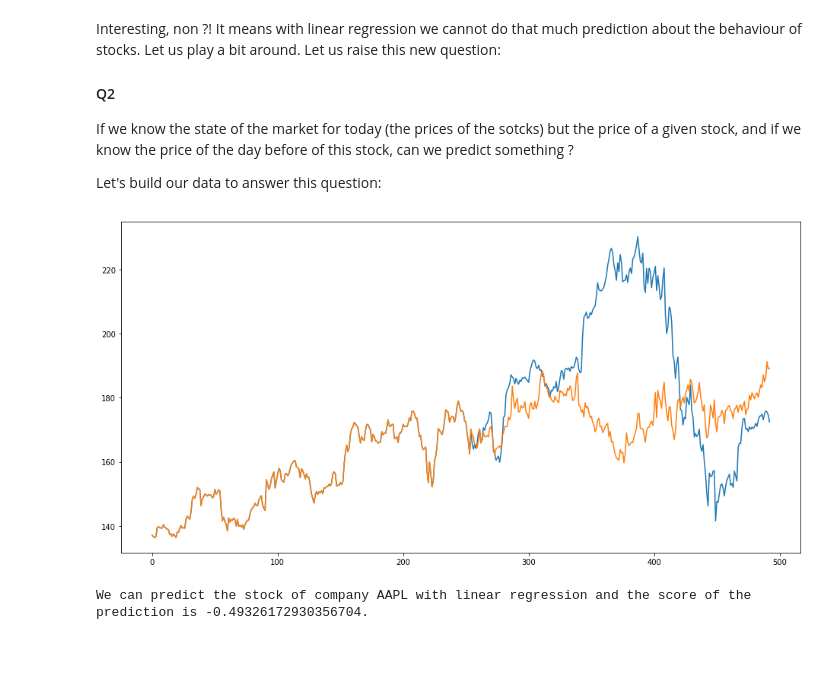
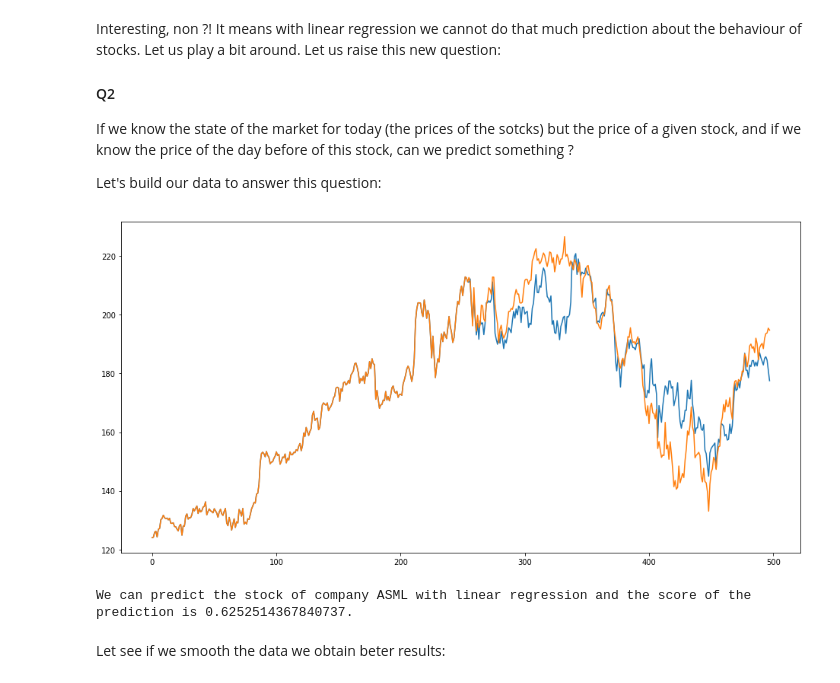
Before and after one commit to SaeedHK/stockML, a Jupyter notebook: JSONReadingOnline.ipynb, the cells around one changed output. Cells and saved outputs as stored; diff of their text form; code cells hidden in the pictures; blank space fills up the shorter version.

```diff
--- a/JSONReadingOnline.ipynb
+++ b/JSONReadingOnline.ipynb
@@ -79,7 +79,7 @@ For answering that, we apply a simple linear regression model. Here we go:
 from sklearn.linear_model import LinearRegression
 from sklearn.model_selection import train_test_split
 
-def myLR (X , y , name , samplenumber=255):
+def myLR (X , y , name=" " , samplenumber=255):
 
 
     # We forget the fact they data samples are ordered and they are time series
@@ -107,7 +107,8 @@ def myLR (X , y , name , samplenumber=255):
 # %%
 name = 'AAPL'
 y = np.array ( df.loc[:,[name]] )
-X = np.array ( df.loc[:,[company for company in NasDaq if company !=name]] )
+NasDaqMinusName = [company for company in NasDaq if company !=name]
+X = np.array ( df.loc[:,NasDaqMinusName] )
 myLR(X,y,name)
 # %% [output]
 [figure]
@@ -122,7 +123,7 @@ If we know the state of the market for today (the prices of the sotcks) but the
 
 Let's build our data to answer this question:
 # %%
-def myLaggedLR (X , y , name , k=1 , samplenumber=255 ):
+def myLaggedLR (X , y , name , k=0 , samplenumber=255 ):
     a , b = X.shape
     X_new = np.zeros ([a-k , b+k])
     for i in range ( k,  len (X) ):
@@ -130,10 +131,12 @@ def myLaggedLR (X , y , name , k=1 , samplenumber=255 ):
     y_new = y[k:]
     myLR (X_new , y_new, name , samplenumber)
 # %%
-name = 'AAPL'
+name = 'ASML'
 y = np.array ( df.loc[:,[name]] )
 X = np.array ( df.loc[:,[company for company in NasDaq if company !=name]] )
-myLaggedLR (X , y , name , k=10)
+myLaggedLR (X , y , name , k=5)
 # %% [output]
-[figure, old version]
+[figure, new version]
-We can predict the stock of company AAPL with linear regression and the score of the prediction is -0.49326172930356704.
+We can predict the stock of company ASML with linear regression and the score of the prediction is 0.6252514367840737.
+# %% [markdown]
+Let see if we smooth the data we obtain beter results:
```
Also changed, not shown: parts of 5 cells of this notebook, 2 other files.
